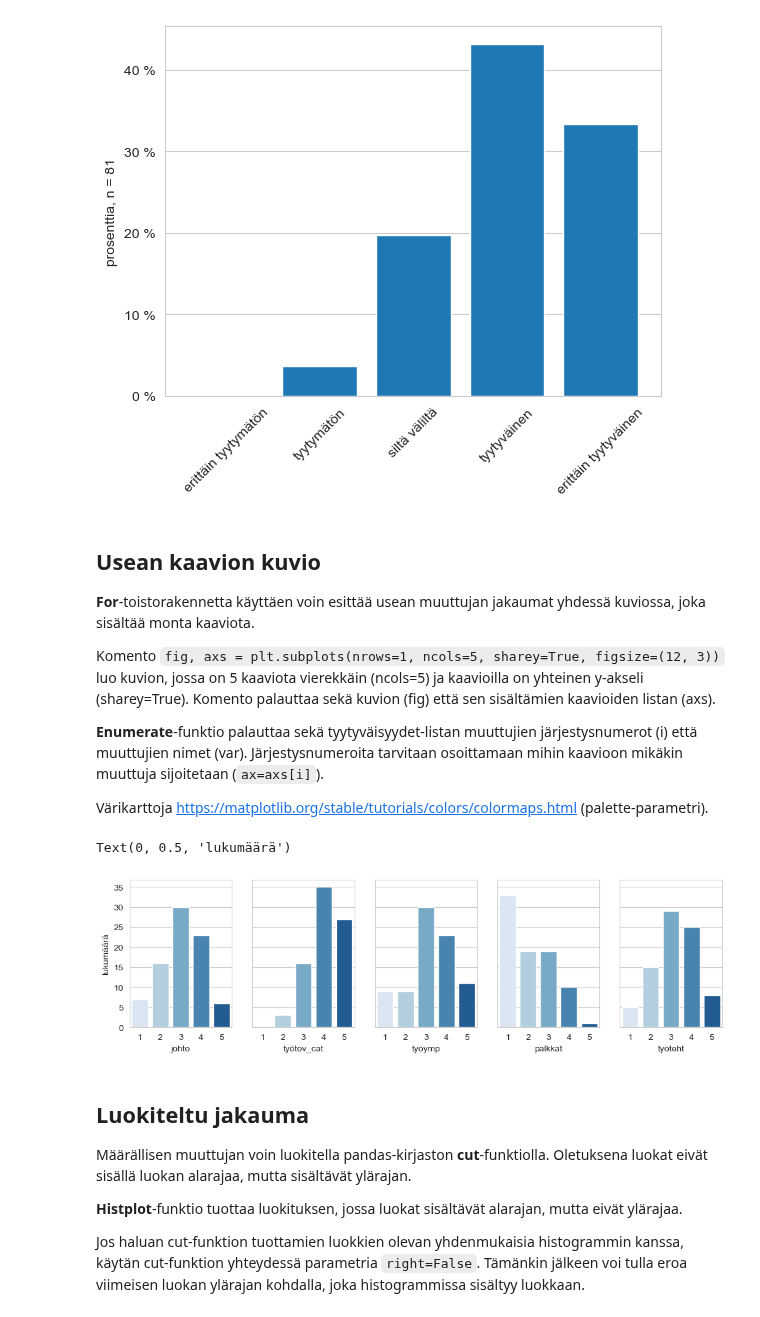
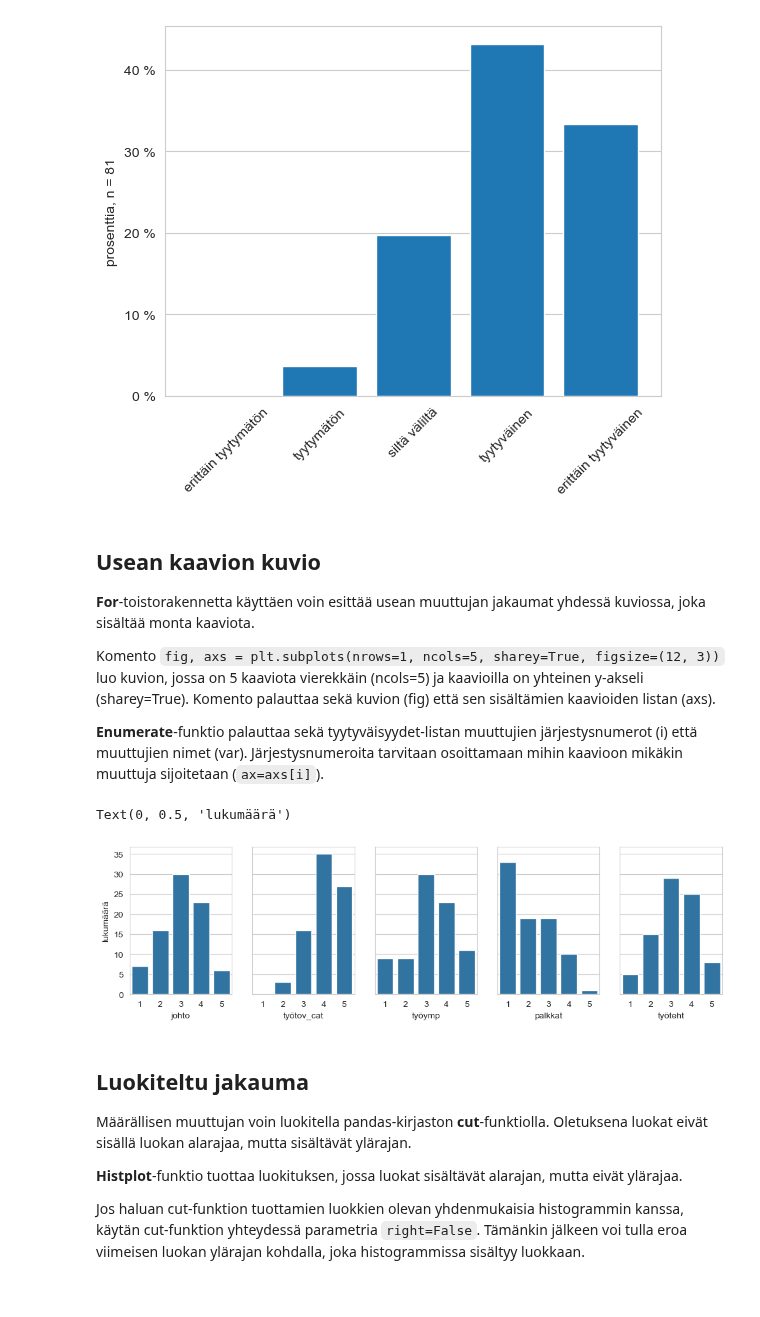
Before and after one commit to taanila/kuvaileva, a Jupyter notebook: kuvaileva.ipynb, the cells around one changed output. Cells and saved outputs as stored; diff of their text form; code cells hidden in the pictures.

```diff
--- a/kuvaileva.ipynb
+++ b/kuvaileva.ipynb
@@ -192,22 +193,20 @@ plt.grid(axis='x')
 Komento `fig, axs = plt.subplots(nrows=1, ncols=5, sharey=True, figsize=(12, 3))` luo kuvion, jossa on 5 kaaviota vierekkäin (ncols=5) ja kaavioilla on yhteinen y-akseli (sharey=True). Komento palauttaa sekä kuvion (fig) että sen sisältämien kaavioiden listan (axs).
 
 **Enumerate**-funktio palauttaa sekä tyytyväisyydet-listan muuttujien järjestysnumerot (i) että muuttujien nimet (var). Järjestysnumeroita tarvitaan osoittamaan mihin kaavioon mikäkin muuttuja sijoitetaan (`ax=axs[i]`).
-
-Värikarttoja https://matplotlib.org/stable/tutorials/colors/colormaps.html (palette-parametri).
 # %%
 tyytyväisyydet = ['johto', 'työtov_cat', 'työymp', 'palkkat', 'työteht']
 
 fig, axs = plt.subplots(nrows=1, ncols=5, sharey=True, figsize=(12, 3))
 
 for i, var in enumerate(tyytyväisyydet):
-    sns.countplot(data=df, x=var, ax=axs[i], palette='Blues')
+    sns.countplot(data=df, x=var, ax=axs[i])
     axs[i].set_ylabel('')
 
 # Otsikko ensimmäisen kaavion y-akselille
 axs[0].set_ylabel('lukumäärä')
 # %% [output]
 Text(0, 0.5, 'lukumäärä')
-[figure, old version]
+[figure, new version]
 # %% [markdown]
 ## Luokiteltu jakauma
 
```
Also changed, not shown: parts of 9 cells of this notebook.
